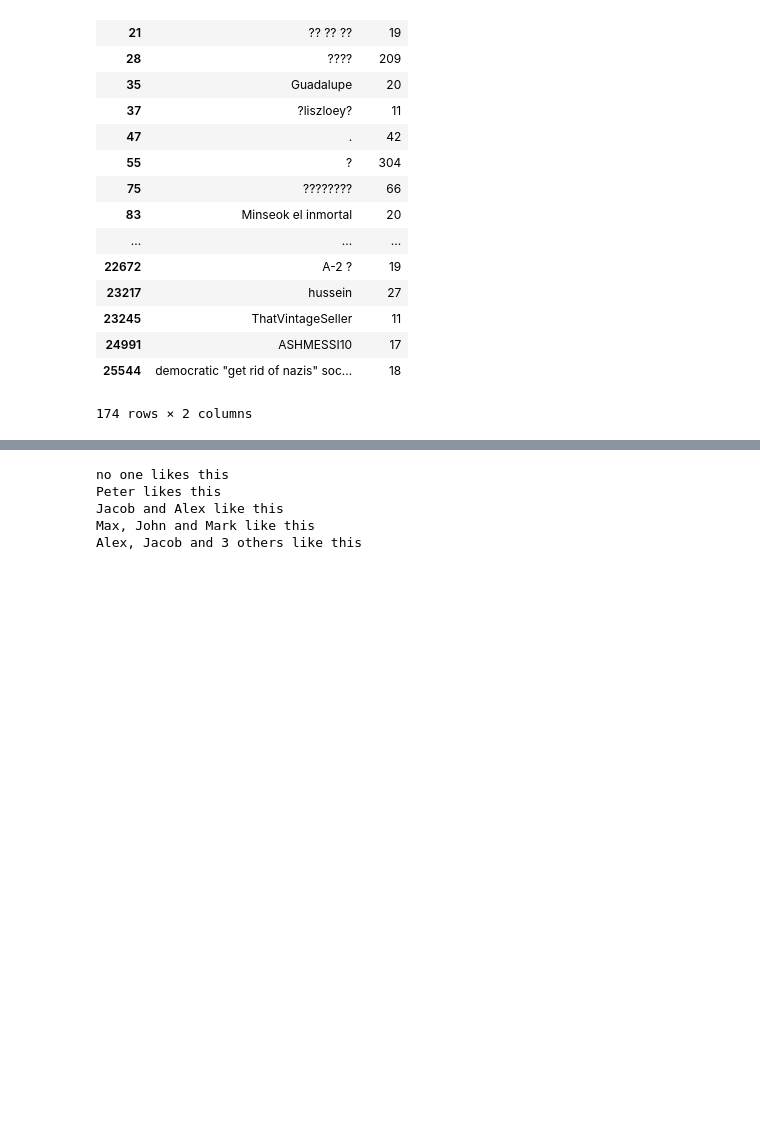
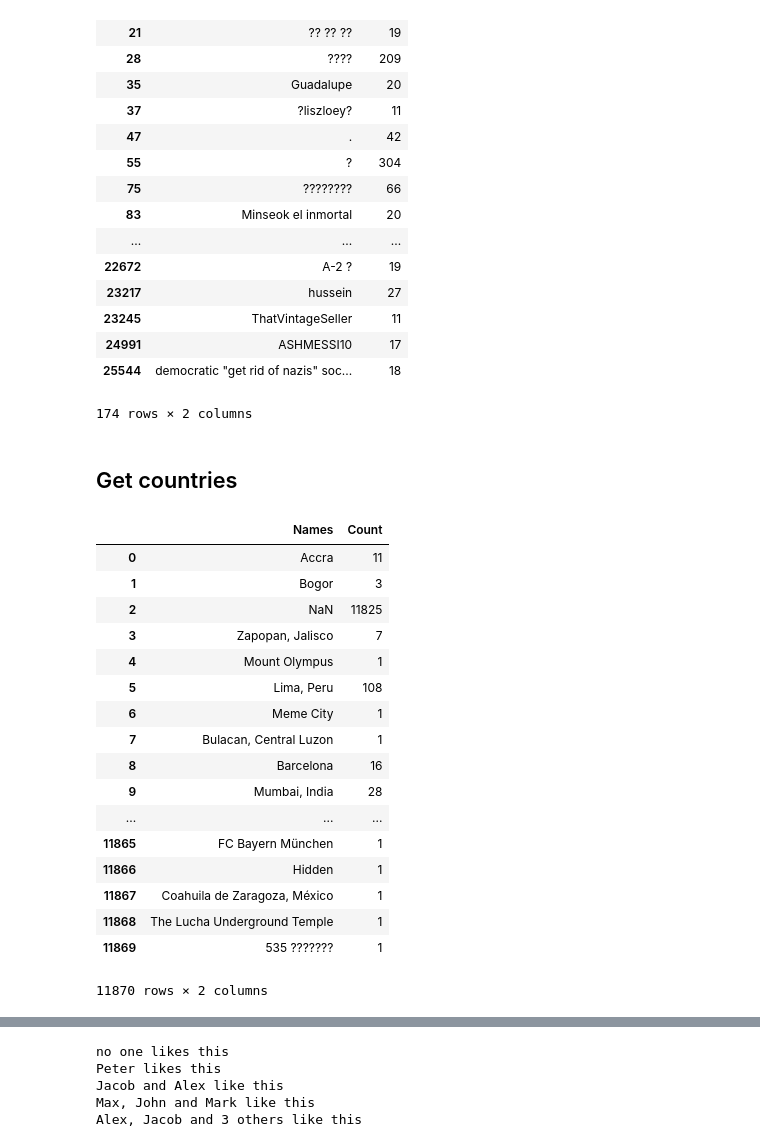
Before and after one commit to PyMore/Metaprogramming, a Jupyter notebook: pandas/pandas.ipynb, the cells around one changed output, grey strips where cells are left out. Saved outputs shown, nothing was run; the diff lists cells and outputs as text; code cells hidden in the pictures; blank space fills up the shorter version.

Commit message:
feat: added  filter to get countries

```diff
--- a/pandas/pandas.ipynb
+++ b/pandas/pandas.ipynb
@@ -77,6 +97,34 @@ Median 1.0 max 304 min 1
 | 24991 | ASHMESSI10 | 17 |
 | 25544 | democratic "get rid of nazis" soc... | 18 |
 174 rows × 2 columns
+# %% [markdown]
+## Get countries
+# %%
+countPlaces = dict(Counter(dataFrame.Place[:40000]))
+items = [countPlaces.get(v) for v in countPlaces]
+keys = [i for i in countPlaces.keys()]
+
+dataPlaces = {'Names': keys, 'Count': items}
+pd.DataFrame(dataPlaces)
+# %% [output]
+|  | Names | Count |
+| 0 | Accra | 11 |
+| 1 | Bogor | 3 |
+| 2 | NaN | 11825 |
+| 3 | Zapopan, Jalisco | 7 |
+| 4 | Mount Olympus | 1 |
+| 5 | Lima, Peru | 108 |
+| 6 | Meme City | 1 |
+| 7 | Bulacan, Central Luzon | 1 |
+| 8 | Barcelona | 16 |
+| 9 | Mumbai, India | 28 |
+| ... | ... | ... |
+| 11865 | FC Bayern München | 1 |
+| 11866 | Hidden | 1 |
+| 11867 | Coahuila de Zaragoza, México | 1 |
+| 11868 | The Lucha Underground Temple | 1 |
+| 11869 | 535 ??????? | 1 |
+11870 rows × 2 columns
 # %%
 table = dataFrame[:40000]
 unRts = table[table.Followers  >= 400]
```
Also changed, not shown: parts of 2 cells of this notebook.
